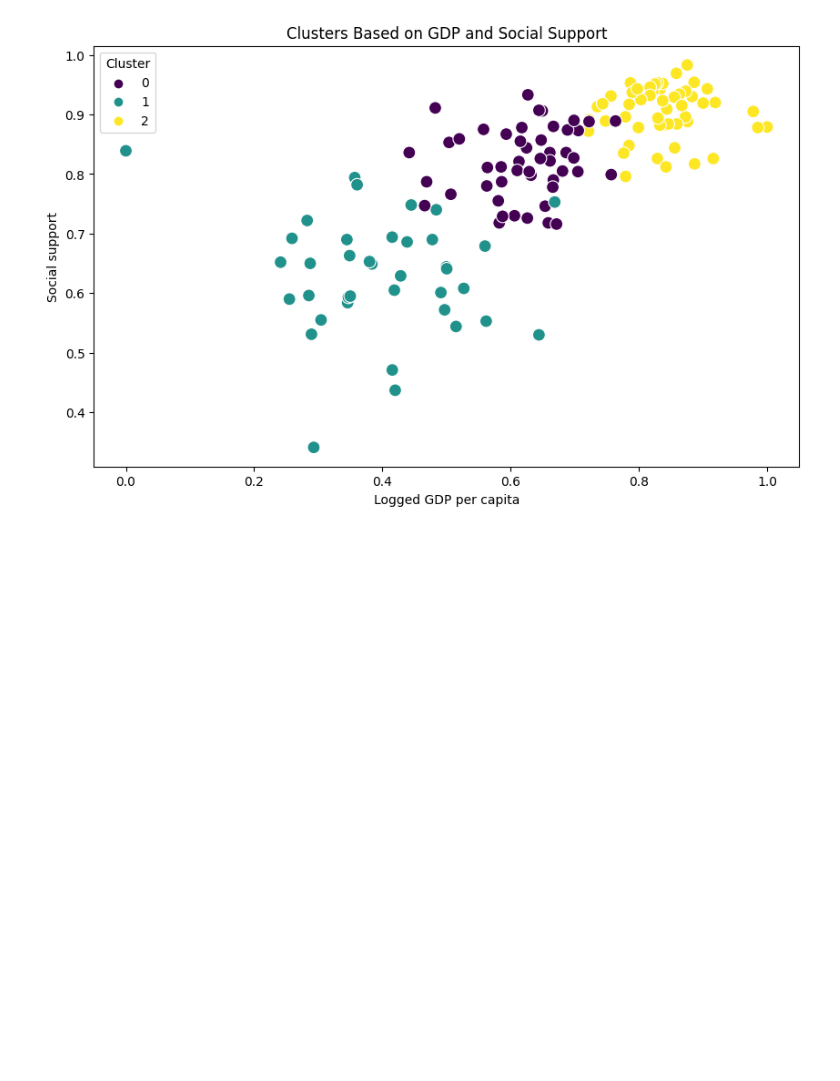
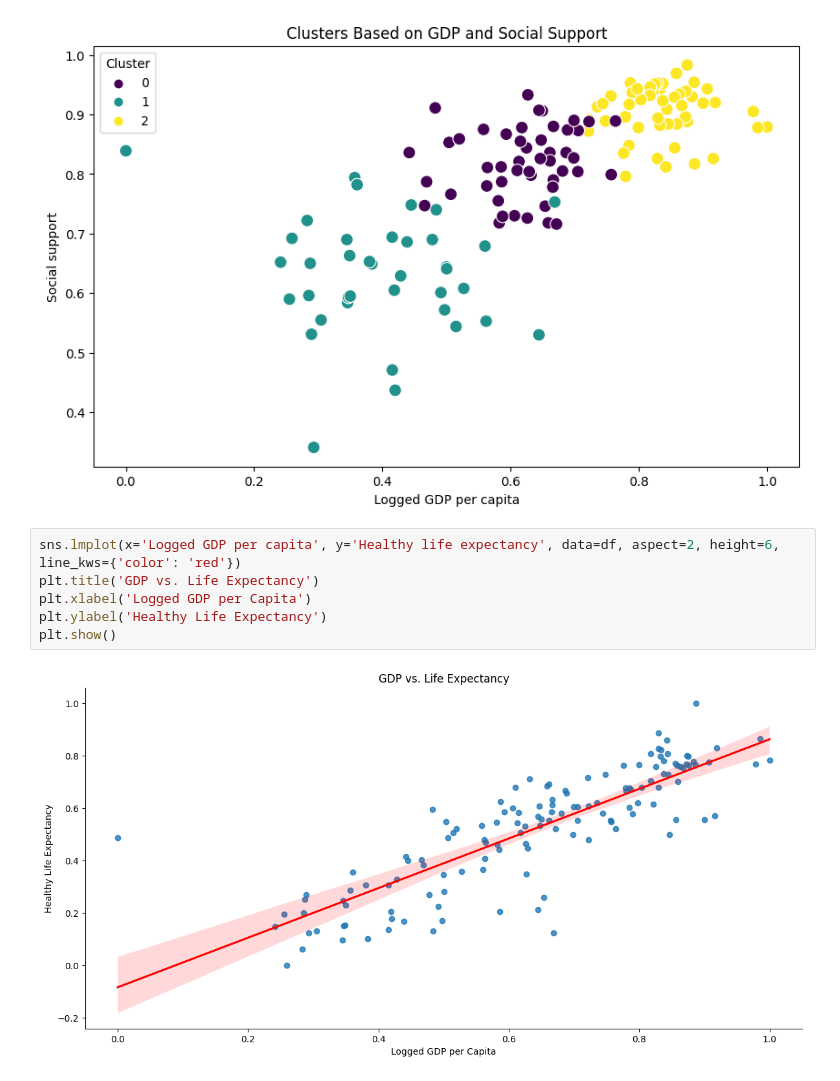
Before and after one commit to TanishAfre/Data-Analysis-Visualisation, a Jupyter notebook: main.ipynb, the cells around one changed output. Saved outputs shown, nothing was run; the diff lists cells and outputs as text; blank space fills up the shorter version.

Commit message:
Scatter plot for GDP and Life Expectancy

```diff
--- a/main.ipynb
+++ b/main.ipynb
@@ -362,3 +362,11 @@ plt.title('Clusters Based on GDP and Social Support')
 plt.show()
 # %% [output]
 [figure]
+# %%
+sns.lmplot(x='Logged GDP per capita', y='Healthy life expectancy', data=df, aspect=2, height=6, line_kws={'color': 'red'})
+plt.title('GDP vs. Life Expectancy')
+plt.xlabel('Logged GDP per Capita')
+plt.ylabel('Healthy Life Expectancy')
+plt.show()
+# %% [output]
+[figure, added]
```
